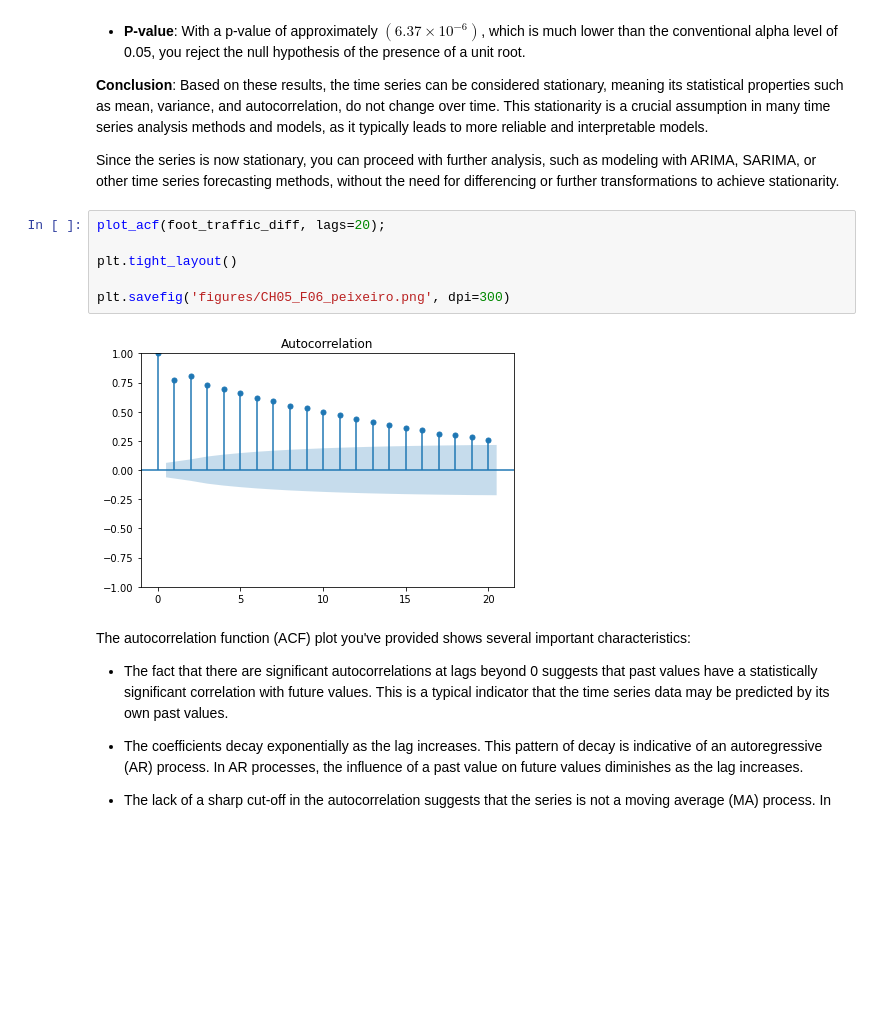
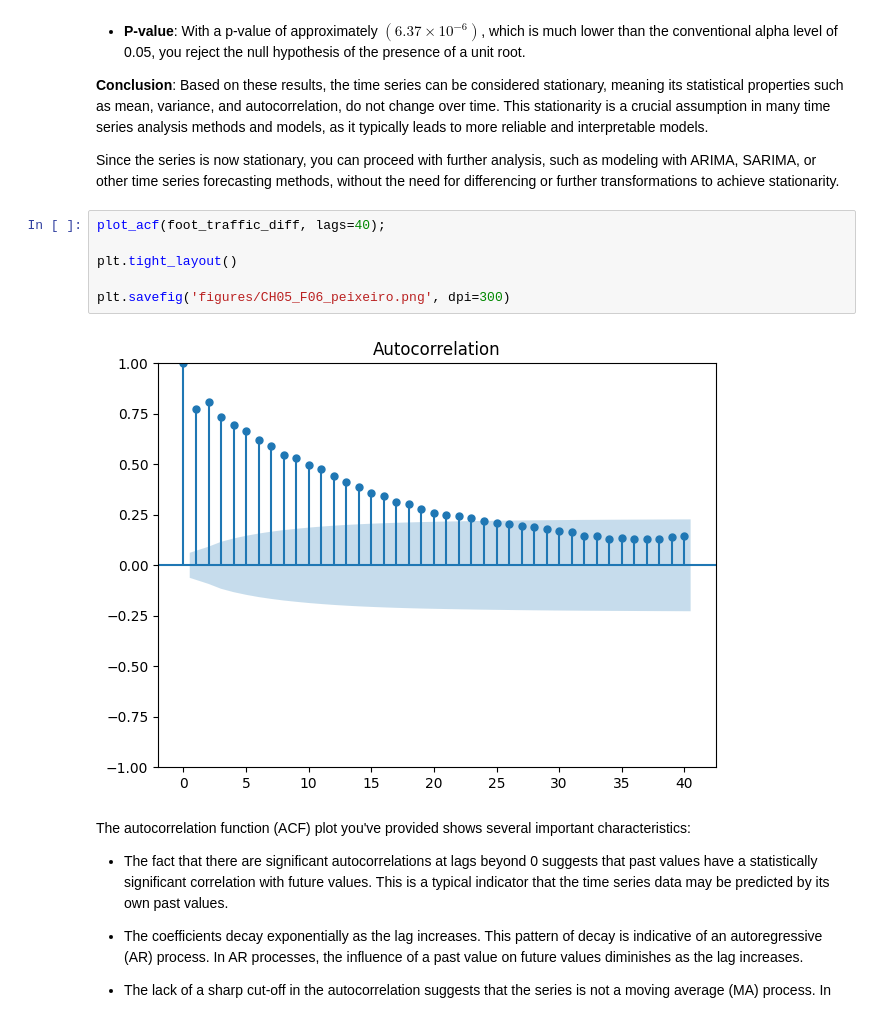
Before and after one commit to waelrash1/forecastingmodelsPY, a Jupyter notebook: CH05/CH05.ipynb, the cells around one changed output. Cells and saved outputs as stored; diff of their text form; blank space fills up the shorter version.

```diff
--- a/CH05/CH05.ipynb
+++ b/CH05/CH05.ipynb
@@ -139,13 +139,13 @@ With the Augmented Dickey-Fuller (ADF) test results showing an ADF statistic of
 
 Since the series is now stationary, you can proceed with further analysis, such as modeling with ARIMA, SARIMA, or other time series forecasting methods, without the need for differencing or further transformations to achieve stationarity.
 # %%
-plot_acf(foot_traffic_diff, lags=20);
+plot_acf(foot_traffic_diff, lags=40);
 
 plt.tight_layout()
 
 plt.savefig('figures/CH05_F06_peixeiro.png', dpi=300)
 # %% [output]
-[figure, old version]
+[figure, new version]
 # %% [markdown]
 The autocorrelation function (ACF) plot you've provided shows several important characteristics:
 
```
Also changed, not shown: parts of 3 cells of this notebook.
